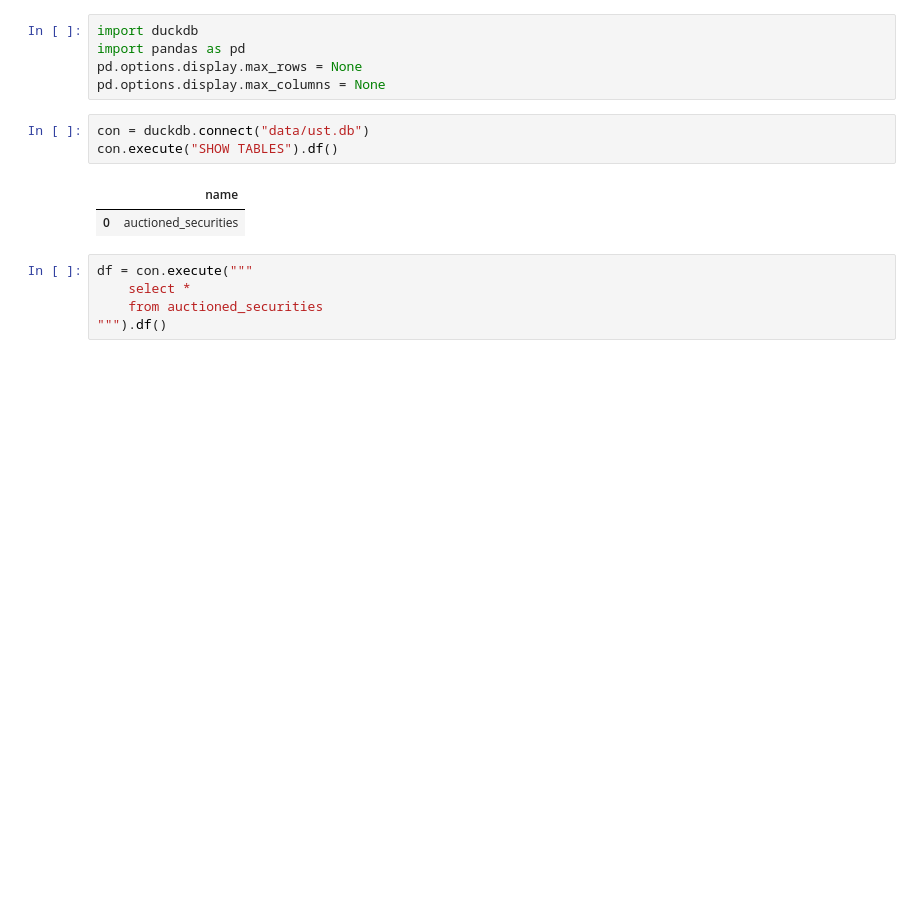
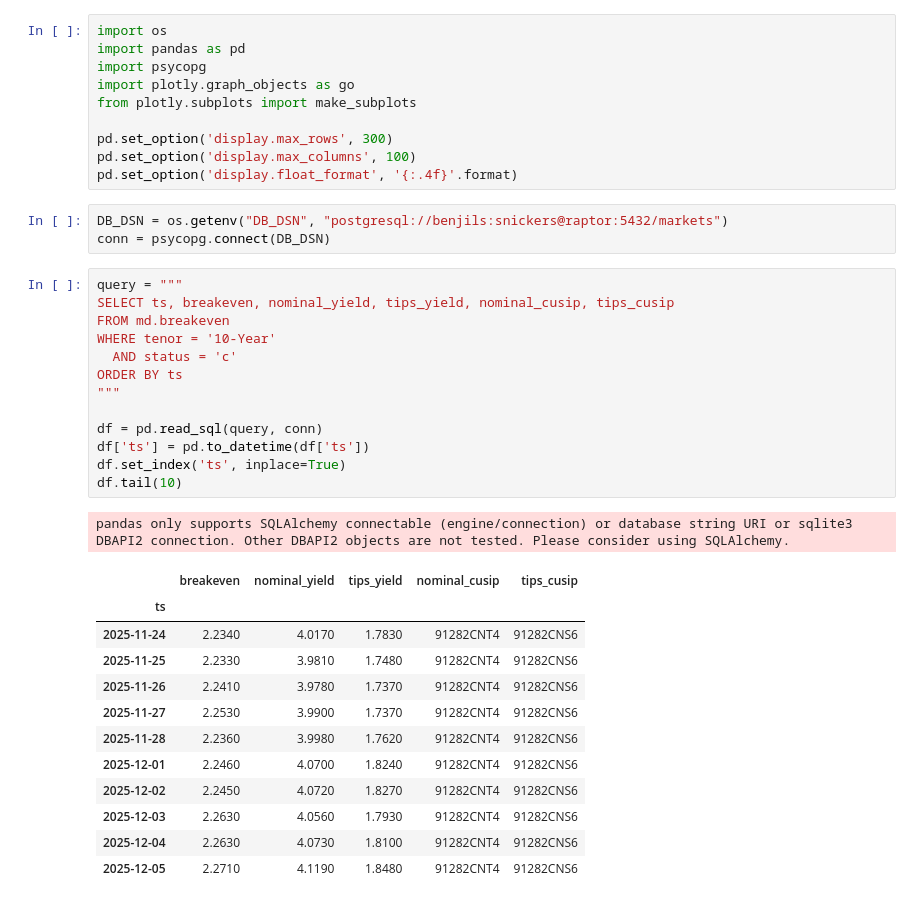
Before and after one commit to jbenr/Views, a Jupyter notebook: jupe.ipynb, the cells around one changed output. Saved outputs shown, nothing was run; the diff lists cells and outputs as text; blank space fills up the shorter version.

```diff
--- a/jupe.ipynb
+++ b/jupe.ipynb
@@ -1,17 +1,41 @@
 # %%
-import duckdb
+import os
 import pandas as pd
-pd.options.display.max_rows = None
-pd.options.display.max_columns = None
+import psycopg
+import plotly.graph_objects as go
+from plotly.subplots import make_subplots
+
+pd.set_option('display.max_rows', 300)
+pd.set_option('display.max_columns', 100)
+pd.set_option('display.float_format', '{:.4f}'.format)
 # %%
-con = duckdb.connect("data/ust.db")
-con.execute("SHOW TABLES").df()
+DB_DSN = os.getenv("DB_DSN", "postgresql://benjils:snickers@raptor:5432/markets")
+conn = psycopg.connect(DB_DSN)
-# %% [output]
-|  | name |
-| 0 | auctioned_securities |
 # %%
-df = con.execute("""
-    select *
-    from auctioned_securities
-""").df()
+query = """
+SELECT ts, breakeven, nominal_yield, tips_yield, nominal_cusip, tips_cusip
+FROM md.breakeven
+WHERE tenor = '10-Year'
+  AND status = 'c'
+ORDER BY ts
+"""
+
+df = pd.read_sql(query, conn)
+df['ts'] = pd.to_datetime(df['ts'])
+df.set_index('ts', inplace=True)
+df.tail(10)
+# %% [output]
+pandas only supports SQLAlchemy connectable (engine/connection) or database string URI or sqlite3 DBAPI2 connection. Other DBAPI2 objects are not tested. Please consider using SQLAlchemy.
+|  | breakeven | nominal_yield | tips_yield | nominal_cusip | tips_cusip |
+| ts |  |  |  |  |  |
+| 2025-11-24 | 2.2340 | 4.0170 | 1.7830 | 91282CNT4 | 91282CNS6 |
+| 2025-11-25 | 2.2330 | 3.9810 | 1.7480 | 91282CNT4 | 91282CNS6 |
+| 2025-11-26 | 2.2410 | 3.9780 | 1.7370 | 91282CNT4 | 91282CNS6 |
+| 2025-11-27 | 2.2530 | 3.9900 | 1.7370 | 91282CNT4 | 91282CNS6 |
+| 2025-11-28 | 2.2360 | 3.9980 | 1.7620 | 91282CNT4 | 91282CNS6 |
+| 2025-12-01 | 2.2460 | 4.0700 | 1.8240 | 91282CNT4 | 91282CNS6 |
+| 2025-12-02 | 2.2450 | 4.0720 | 1.8270 | 91282CNT4 | 91282CNS6 |
+| 2025-12-03 | 2.2630 | 4.0560 | 1.7930 | 91282CNT4 | 91282CNS6 |
+| 2025-12-04 | 2.2630 | 4.0730 | 1.8100 | 91282CNT4 | 91282CNS6 |
+| 2025-12-05 | 2.2710 | 4.1190 | 1.8480 | 91282CNT4 | 91282CNS6 |
 # %%
```
Also changed, not shown: parts of 4 cells of this notebook, 1 other file.
